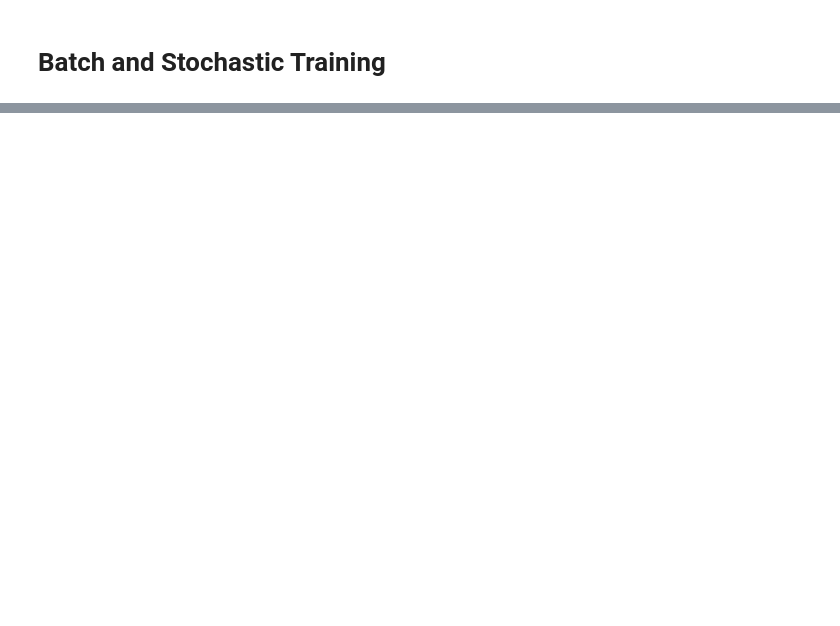
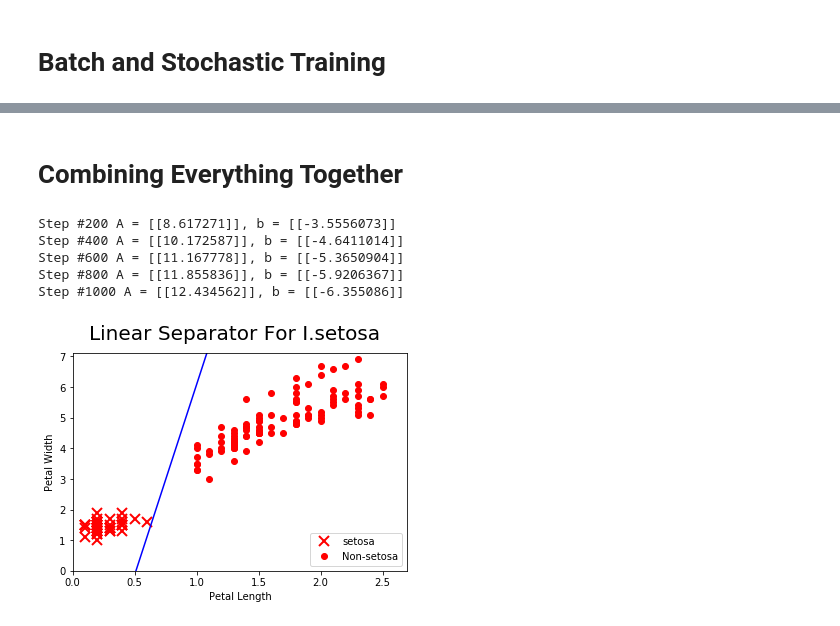
Before and after one commit to e173101/TensorFlow, a Jupyter notebook: tensorflow_cookbook_2.ipynb, the cells around one changed output, grey strips where cells are left out. Cells and saved outputs as stored; diff of their text form; code cells hidden in the pictures; blank space fills up the shorter version.

```diff
--- a/tensorflow_cookbook_2.ipynb
+++ b/tensorflow_cookbook_2.ipynb
@@ -119,0 +195,2 @@ for i in range(100):
+# %% [markdown]
+# Combining Everything Together
@@ -119,0 +219,6 @@ for i in range(100):
+# %%
+my_mult = tf.matmul(x2_data, A)
+my_add = tf.add(my_mult, b)
+my_output = tf.subtract(x1_data, my_add)
+# %%
+xentropy = tf.nn.sigmoid_cross_entropy_with_logits(logits = my_output, labels = y_target)
@@ -119,0 +233,47 @@ for i in range(100):
+# %%
+# Run Loop
+for i in range(1000):
+    rand_index = np.random.choice(len(iris_2d), size=batch_size)
+    #rand_x = np.transpose([iris_2d[rand_index]])
+    rand_x = iris_2d[rand_index]
+    rand_x1 = np.array([[x[0]] for x in rand_x])
+    rand_x2 = np.array([[x[1]] for x in rand_x])
+    #rand_y = np.transpose([binary_target[rand_index]])
+    rand_y = np.array([[y] for y in binary_target[rand_index]])
+    sess.run(train_step, feed_dict={x1_data: rand_x1, x2_data: rand_x2, y_target: rand_y})
+    if (i+1)%200==0:
+        print('Step #' + str(i+1) + ' A = ' + str(sess.run(A)) + ', b = ' + str(sess.run(b)))
+# %% [output]
+Step #200 A = [[8.617271]], b = [[-3.5556073]]
+Step #400 A = [[10.172587]], b = [[-4.6411014]]
+Step #600 A = [[11.167778]], b = [[-5.3650904]]
+Step #800 A = [[11.855836]], b = [[-5.9206367]]
+Step #1000 A = [[12.434562]], b = [[-6.355086]]
+# %%
+# Pull out slope/intercept
+[[slope]] = sess.run(A)
+[[intercept]] = sess.run(b)
+
+# Create fitted line
+x = np.linspace(0, 3, num=50)
+ablineValues = []
+for i in x:
+  ablineValues.append(slope*i+intercept)
+
+# Plot the fitted line over the data
+setosa_x = [a[1] for i,a in enumerate(iris_2d) if binary_target[i]==1]
+setosa_y = [a[0] for i,a in enumerate(iris_2d) if binary_target[i]==1]
+non_setosa_x = [a[1] for i,a in enumerate(iris_2d) if binary_target[i]==0]
+non_setosa_y = [a[0] for i,a in enumerate(iris_2d) if binary_target[i]==0]
+plt.plot(setosa_x, setosa_y, 'rx', ms=10, mew=2, label='setosa')
+plt.plot(non_setosa_x, non_setosa_y, 'ro', label='Non-setosa')
+plt.plot(x, ablineValues, 'b-')
+plt.xlim([0.0, 2.7])
+plt.ylim([0.0, 7.1])
+plt.suptitle('Linear Separator For I.setosa', fontsize=20)
+plt.xlabel('Petal Length')
+plt.ylabel('Petal Width')
+plt.legend(loc='lower right')
+plt.show()
+# %% [output]
+[figure, added]
```
Also changed, not shown: parts of 19 cells of this notebook, 2 other files.
